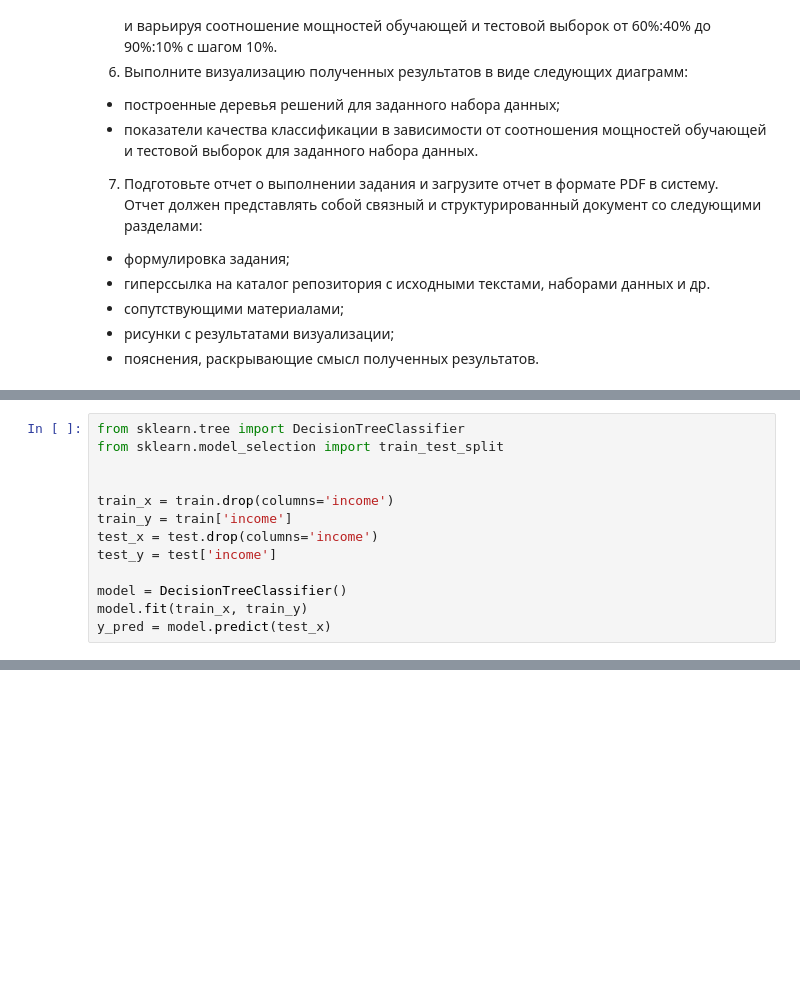
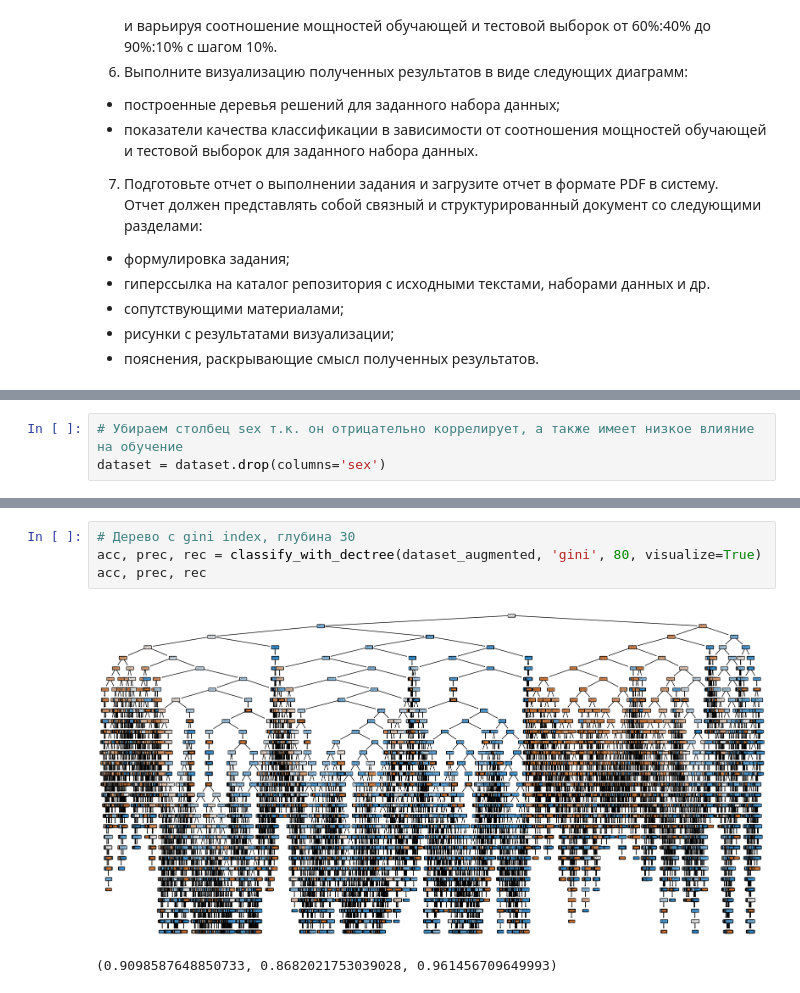
Before and after one commit to Santiperro/analytical-information-processing-technologies, a Jupyter notebook: classification/classification.ipynb, the cells around one changed output, grey strips where cells are left out. Cells and saved outputs as stored; diff of their text form; blank space fills up the shorter version.

```diff
--- a/classification/classification.ipynb
+++ b/classification/classification.ipynb
@@ -124,2 +160,5 @@ dtype: int64
+# %%
+# Убираем столбец sex т.к. он отрицательно коррелирует, а также имеет низкое влияние на обучение
+dataset = dataset.drop(columns='sex')
 # %%
 # Число данных первого и второго класса
@@ -142,13 +180,0 @@ len(train_augmented[train_augmented['income'] == ' <=50K']), len(train_augmented
-# %%
-from sklearn.tree import DecisionTreeClassifier
-from sklearn.model_selection import train_test_split
-
-
-train_x = train.drop(columns='income')
-train_y = train['income']
-test_x = test.drop(columns='income')
-test_y = test['income']
-
-model = DecisionTreeClassifier()
-model.fit(train_x, train_y)
-y_pred = model.predict(test_x)
@@ -154,0 +227,7 @@ y_pred = model.predict(test_x)
+# %%
+# Дерево с gini index, глубина 30
+acc, prec, rec = classify_with_dectree(dataset_augmented, 'gini', 80, visualize=True)
+acc, prec, rec
+# %% [output]
+[figure, added]
+(0.9098587648850733, 0.8682021753039028, 0.961456709649993)
```
Also changed, not shown: parts of 24 cells of this notebook, 5 other files.
